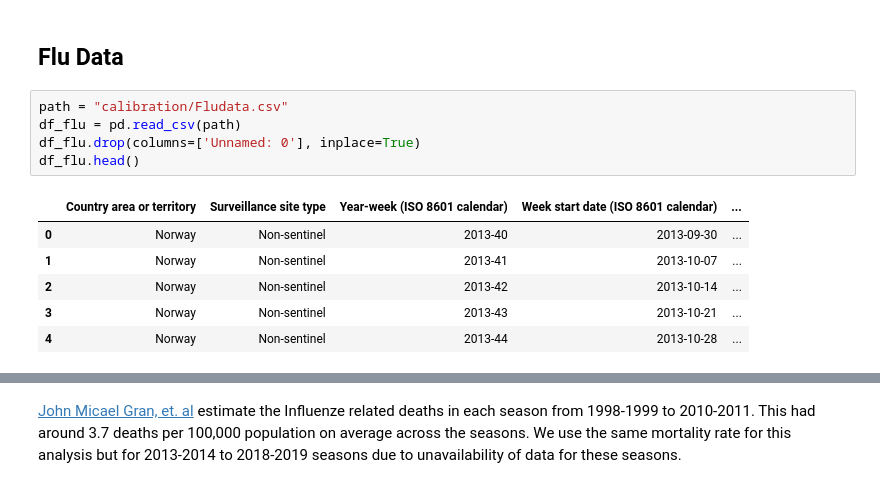
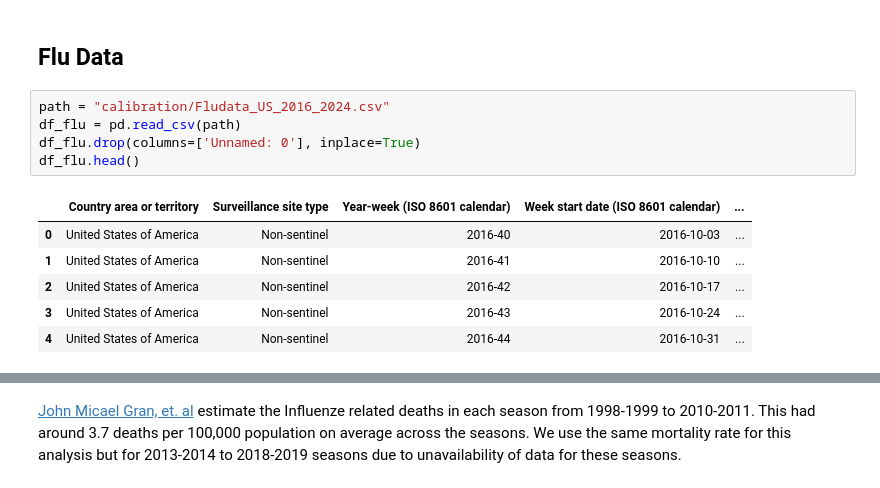
Before and after one commit to ASudu/Competing_pathogens_Heterogenous_networks, a Jupyter notebook: Real_world_data/calibration.ipynb, the cells around one changed output, grey strips where cells are left out. Drawn from its saved outputs; the diff is of its cells as text.

```diff
--- a/Real_world_data/calibration.ipynb
+++ b/Real_world_data/calibration.ipynb
@@ -52,14 +35,14 @@ Using the last network for the analysis.
 # %% [markdown]
 ## Flu Data
 # %%
-path = "calibration/Fludata.csv"
+path = "calibration/Fludata_US_2016_2024.csv"
 df_flu = pd.read_csv(path)
 df_flu.drop(columns=['Unnamed: 0'], inplace=True)
 df_flu.head()
 # %% [output]
 |  | Country area or territory | Surveillance site type | Year-week (ISO 8601 calendar) | Week start date (ISO 8601 calendar) | ... |
-| 0 | Norway | Non-sentinel | 2013-40 | 2013-09-30 | ... |
-| 1 | Norway | Non-sentinel | 2013-41 | 2013-10-07 | ... |
-| 2 | Norway | Non-sentinel | 2013-42 | 2013-10-14 | ... |
-| 3 | Norway | Non-sentinel | 2013-43 | 2013-10-21 | ... |
-| 4 | Norway | Non-sentinel | 2013-44 | 2013-10-28 | ... |
+| 0 | United States of America | Non-sentinel | 2016-40 | 2016-10-03 | ... |
+| 1 | United States of America | Non-sentinel | 2016-41 | 2016-10-10 | ... |
+| 2 | United States of America | Non-sentinel | 2016-42 | 2016-10-17 | ... |
+| 3 | United States of America | Non-sentinel | 2016-43 | 2016-10-24 | ... |
+| 4 | United States of America | Non-sentinel | 2016-44 | 2016-10-31 | ... |
```
Also changed, not shown: parts of 36 cells of this notebook, 7 other files.
